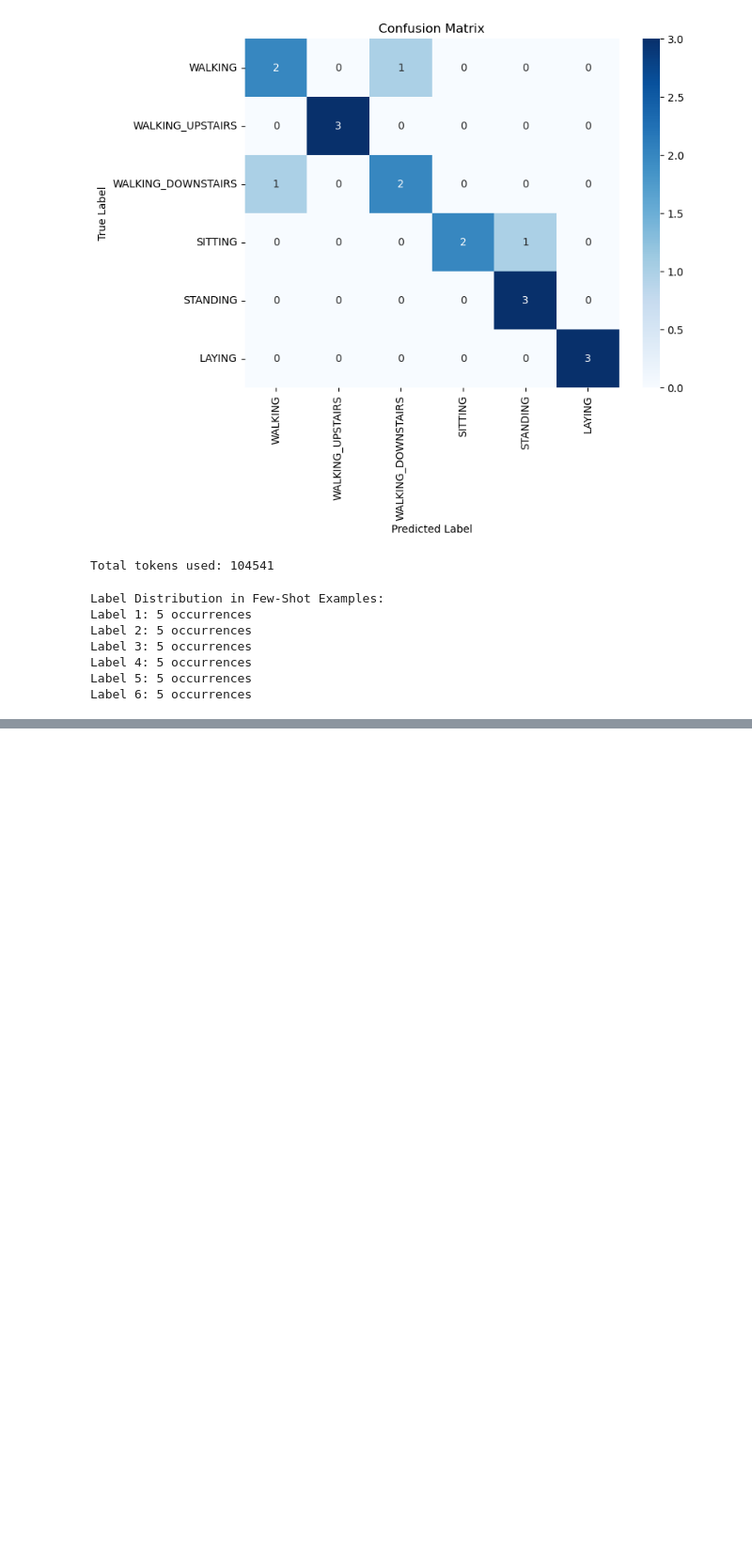
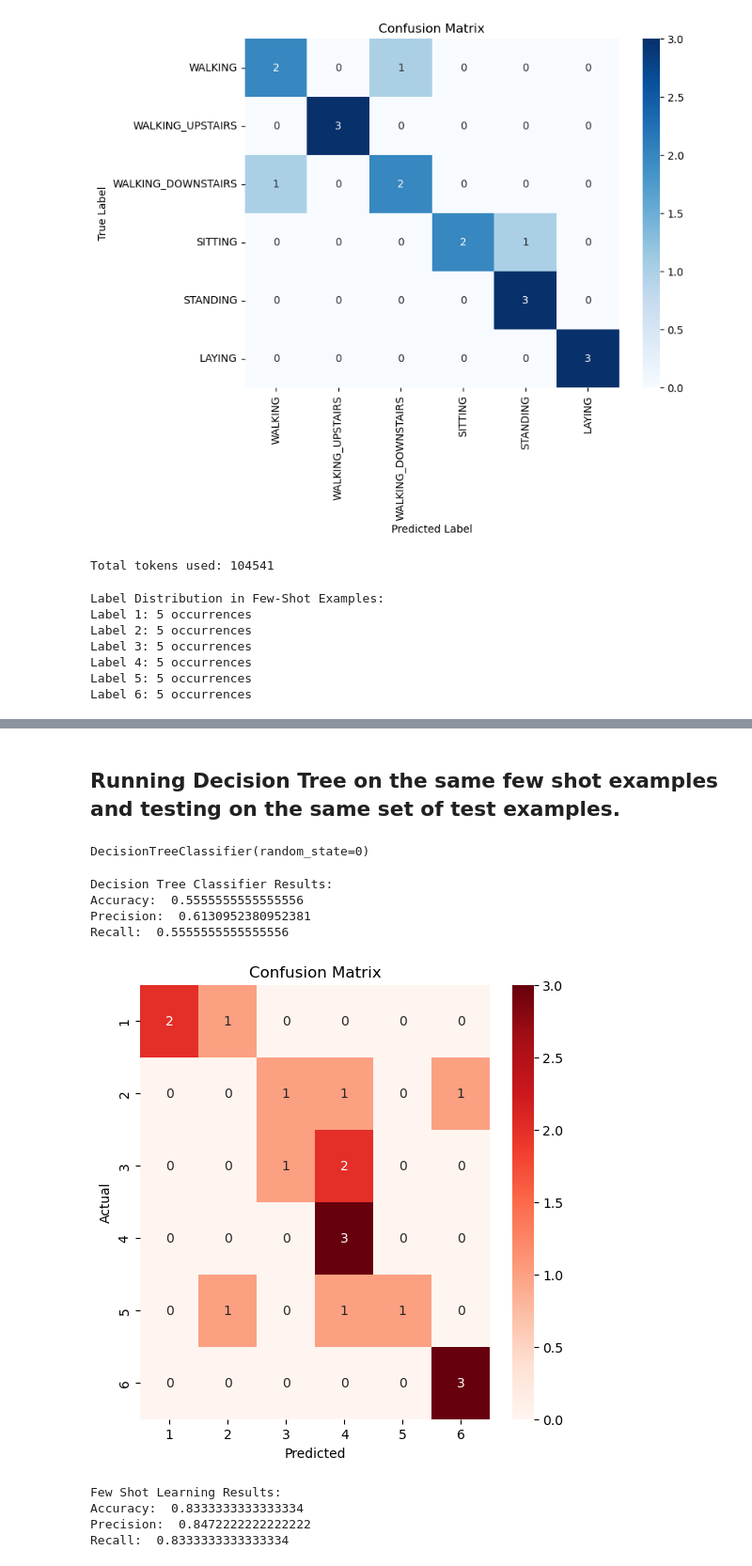
Before and after one commit to ShardulJunagade/ES-335-Assignment-1-2024-Fall, a Jupyter notebook: Task3/LLM.ipynb, the cells around one changed output, grey strips where cells are left out. Shown: that part at 94% size. Saved outputs shown, nothing was run; the diff lists cells and outputs as text; code cells hidden in the pictures; blank space fills up the shorter version.

```diff
--- a/Task3/LLM.ipynb
+++ b/Task3/LLM.ipynb
@@ -495,0 +496,66 @@ Label 6: 5 occurrences
+# %% [markdown]
+## Running Decision Tree on the same few shot examples and testing on the same set of test examples.
+# %%
+
+
+from sklearn.tree import DecisionTreeClassifier
+
+dt=DecisionTreeClassifier(random_state=0)
+X_train_dt = [ X_train_pca_20[i].tolist() for i in few_shot_indices]
+y_train_dt = [ y_train[i] for i in few_shot_indices ]
+dt.fit(X_train_dt,y_train_dt)
+# %% [output]
+DecisionTreeClassifier(random_state=0)
+# %%
+X_test_dt = [ X_test_pca_20[idx].tolist() for idx in selected_indices]
+y_test_dt = [ y_test[idx] for idx in selected_indices ]
+y_pred_dt = dt.predict(X_test_dt)
+# %%
+
+
+from sklearn.metrics import confusion_matrix
+from sklearn.metrics import accuracy_score
+from sklearn.metrics import precision_score
+from sklearn.metrics import recall_score
+import matplotlib.pyplot as plt
+import seaborn as sns
+
+print("Decision Tree Classifier Results:")
+
+print("Accuracy: ",accuracy_score(y_test_dt, y_pred_dt))
+print("Precision: ",precision_score(y_test_dt, y_pred_dt,average='macro'))
+print("Recall: ",recall_score(y_test_dt, y_pred_dt,average='macro'))
+
+
+cm = confusion_matrix(y_test_dt, y_pred_dt)
+plt.figure(figsize=(6,6))
+sns.heatmap(cm, annot=True, fmt="d", cmap="Reds", xticklabels=range(1, 7), yticklabels=range(1, 7))
+plt.title('Confusion Matrix')
+plt.xlabel('Predicted')
+plt.ylabel('Actual')
+plt.show()
+
+print("Few Shot Learning Results:")
+
+print("Accuracy: ",accuracy_score(true_labels, predictions))
+print("Precision: ",precision_score(true_labels, predictions,average='macro'))
+print("Recall: ",recall_score(true_labels, predictions,average='macro'))
+
+
+cm = confusion_matrix(true_labels, predictions)
+plt.figure(figsize=(6,6))
+sns.heatmap(cm, annot=True, fmt="d", cmap="Reds", xticklabels=range(1, 7), yticklabels=range(1, 7))
+plt.title('Confusion Matrix')
+plt.xlabel('Predicted')
+plt.ylabel('Actual')
+plt.show()
+# %% [output]
+Decision Tree Classifier Results:
+Accuracy:  0.5555555555555556
+Precision:  0.6130952380952381
+Recall:  0.5555555555555556
+[figure, added]
+Few Shot Learning Results:
+Accuracy:  0.8333333333333334
+Precision:  0.8472222222222222
+Recall:  0.8333333333333334
```
Also changed, not shown: parts of 7 cells of this notebook.
